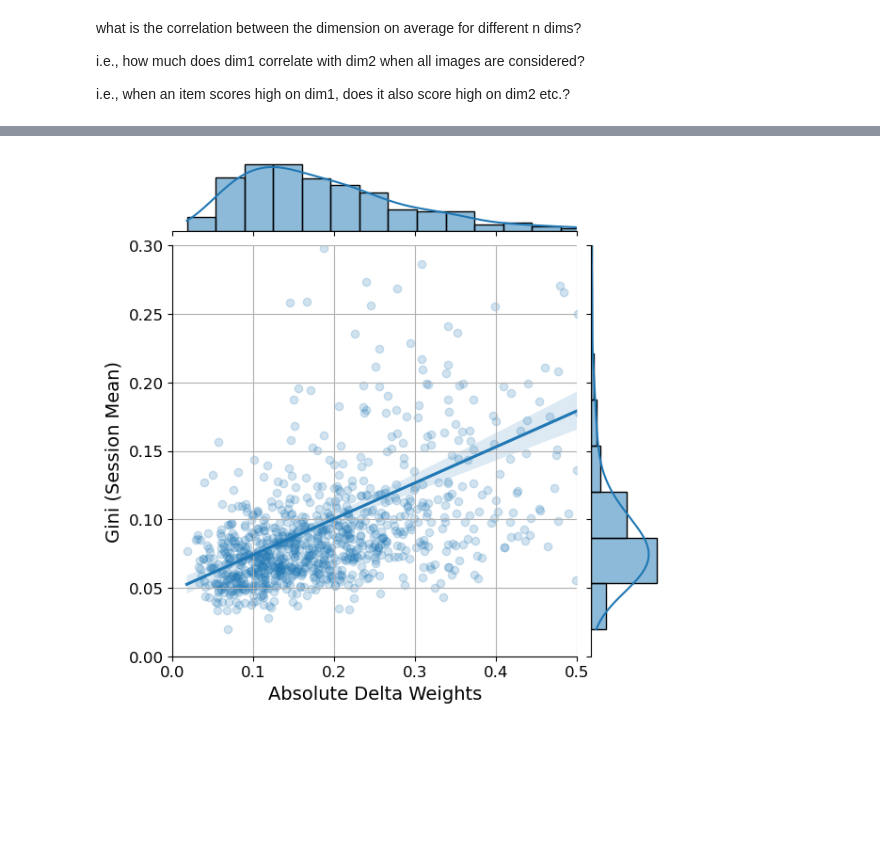
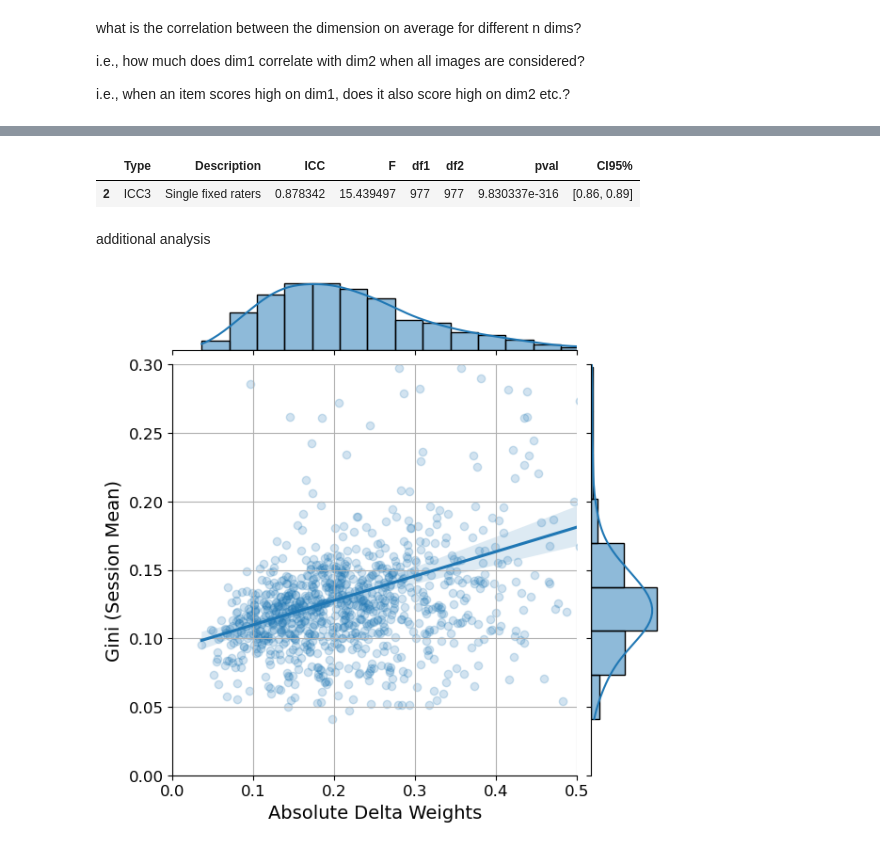
Before and after one commit to MirkoTh/semantic-representations-ID, a Jupyter notebook: split-half-reliability.ipynb, the cells around one changed output, grey strips where cells are left out. Drawn from its saved outputs; the diff is of its cells as text; code cells hidden in the pictures; blank space fills up the shorter version.

Commit message:
add ICC of average weight

```diff
--- a/split-half-reliability.ipynb
+++ b/split-half-reliability.ipynb
@@ -166,3 +107,7 @@ dict_idxs_use
+# %%
+# no unique mapping for 15 dims, just use the first for visualizing
+dict_idxs_use[15] = 0
+dict_idxs_list_use[15] = [l_cors[len(l_keys) - 1][1][0], l_cors[len(l_keys) - 1][2][0]]
 # %%
 dict_idxs_list_use
 # %% [output]
@@ -206,9 +162,9 @@ df_sh_3, df_corr_3, g_3 = ut.split_half_reliabilities(l_splithalf, dict_idxs_lis
 df_sh_4, df_corr_4, g_4 = ut.split_half_reliabilities(l_splithalf, dict_idxs_list_use[4], 4)
 df_sh_5, df_corr_5, g_5 = ut.split_half_reliabilities(l_splithalf, dict_idxs_list_use[5], 5)
 df_sh_6, df_corr_6, g_6 = ut.split_half_reliabilities(l_splithalf, dict_idxs_list_use[6], 6)
-#df_sh_7, df_corr_7, g_7 = ut.split_half_reliabilities(l_splithalf, dict_idxs_list_use[7], 7)
-#df_sh_8, df_corr_8, g_8 = ut.split_half_reliabilities(l_splithalf, dict_idxs_list_use[8], 8)
-#df_sh_9, df_corr_9, g_9 = ut.split_half_reliabilities(l_splithalf, dict_idxs_list_use[9], 9)
-#df_sh_use, df_corr_10, g_10 = ut.split_half_reliabilities(l_splithalf, dict_idxs_list_use[10], 10)
-#df_sh_15, df_corr_15, g_15 = ut.split_half_reliabilities(l_splithalf, dict_idxs_list_use[15], 15)
+df_sh_7, df_corr_7, g_7 = ut.split_half_reliabilities(l_splithalf, dict_idxs_list_use[7], 7)
+df_sh_8, df_corr_8, g_8 = ut.split_half_reliabilities(l_splithalf, dict_idxs_list_use[8], 8)
+df_sh_9, df_corr_9, g_9 = ut.split_half_reliabilities(l_splithalf, dict_idxs_list_use[9], 9)
+df_sh_10, df_corr_10, g_10 = ut.split_half_reliabilities(l_splithalf, dict_idxs_list_use[10], 10)
+df_sh_15, df_corr_15, g_15 = ut.split_half_reliabilities(l_splithalf, dict_idxs_list_use[15], 15)
 # %% [output]
@@ -310,6 +289,7 @@ _ = ax[1].set_ylim((0, 1))
 # %%
 # select the relevant nr. dimensions
-df_sh_use = df_sh_6.copy()
+df_sh_use = df_sh_7.copy()
+df_use_str = "df_7"
 df_sh_use["delta_decision_weight"] = df_sh_use["decision_weight_2"] - df_sh_use["decision_weight_1"]
 df_sh_use["abs_delta_decision_weight"] = np.abs(df_sh_use["delta_decision_weight"])
 avg_abs_delta = df_sh_use.groupby("id")["abs_delta_decision_weight"].agg("mean").reset_index()
@@ -394,20 +383,33 @@ icc_ginis.query("Type == 'ICC3'")
+# %%
+icc_avg_weight.query("Type == 'ICC3'")
+# %% [output]
+|  | Type | Description | ICC | F | df1 | df2 | pval | CI95% |
+| 2 | ICC3 | Single fixed raters | 0.878342 | 15.439497 | 977 | 977 | 9.830337e-316 | [0.86, 0.89] |
+# %% [markdown]
+additional analysis
+# %%
+# merge gini from the full data set with abs deltas: are they positively related? i.e., larger changes lead to larger dimensional inequality?
+ginis_full_dataset = dict_dfs[df_use_str].groupby("id")[["decision_weight"]].agg(ut.gini).reset_index()
+ginis_full_dataset = ginis_full_dataset[["id", "decision_weight"]]
+df_gini_abs_delta = pd.merge(ginis_full_dataset, avg_abs_delta, on="id", how="left")
+# seems to be the case, but effect is rather small (see bivariate plot below)
 # %%
 # Create the jointplot (it returns a JointGrid object, not just an Axes)
 g = sns.jointplot(
     data=df_gini_abs_delta,
     x="abs_delta_decision_weight",
-    y="avg_gini",
+    y="decision_weight",
     kind="reg",
     marginal_kws=dict(bins=20, fill=True),
     joint_kws=dict(scatter_kws={'alpha': 0.2})
 )
 
 # Customize the joint axis
 g.ax_joint.set_ylim(0, 0.3)
 g.ax_joint.set_xlim(0, 0.5)
 g.ax_joint.set_ylabel("Gini (Session Mean)", fontsize=14)
 g.ax_joint.set_xlabel("Absolute Delta Weights", fontsize=14)
 g.ax_joint.tick_params(axis='both', labelsize=12)
 g.ax_joint.grid(True)
 # %% [output]
-[figure, old version]
+[figure, new version]
```
Also changed, not shown: parts of 28 cells of this notebook.
